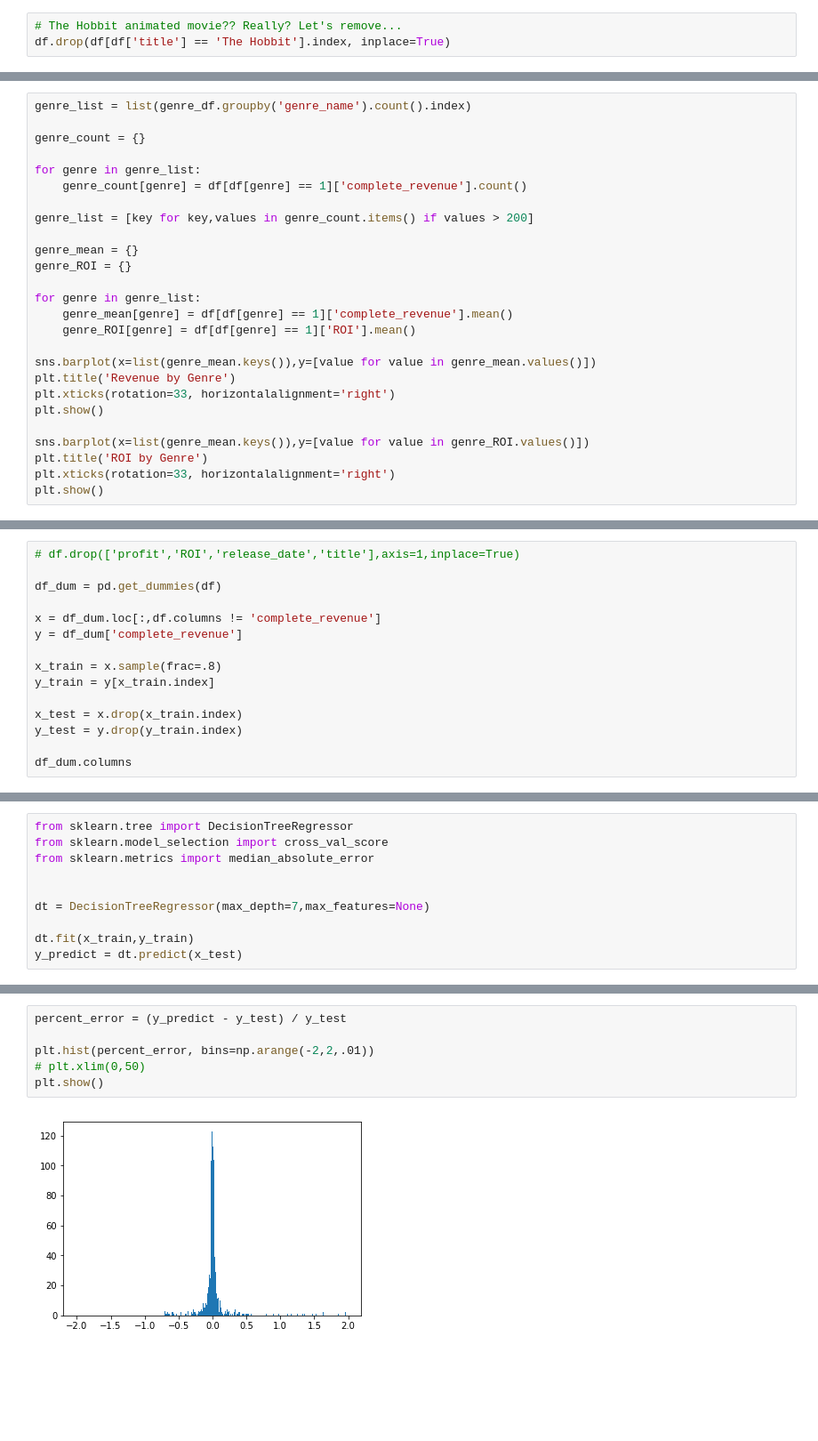
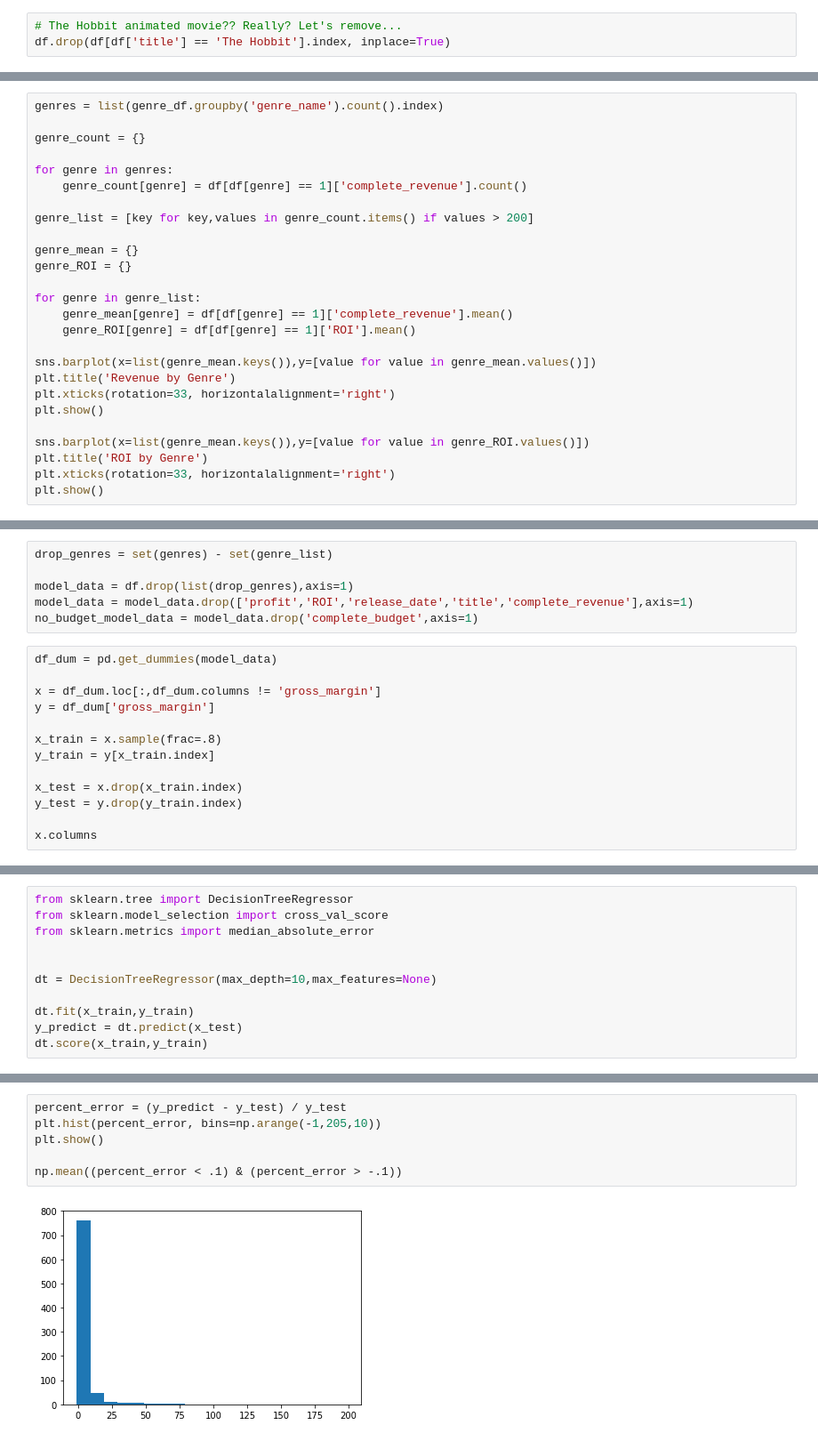
Before and after one commit to abew16/Data-Science-Bootcamp, a Jupyter notebook: Unit 3/Capstone/Predicting Movie Revenue.ipynb, the cells around one changed output, grey strips where cells are left out. Shown: that part at 89% size. Drawn from its saved outputs; the diff is of its cells as text; blank space fills up the shorter version.

Commit message:
Trying different models

```diff
--- a/Unit 3/Capstone/Predicting Movie Revenue.ipynb
+++ b/Unit 3/Capstone/Predicting Movie Revenue.ipynb
@@ -334,9 +340,9 @@ KruskalResult(statistic=8.8397991286523698, pvalue=0.0029473158272534544)
 # %%
-genre_list = list(genre_df.groupby('genre_name').count().index)
+genres = list(genre_df.groupby('genre_name').count().index)
 
 genre_count = {}
 
-for genre in genre_list:
+for genre in genres:
     genre_count[genre] = df[df[genre] == 1]['complete_revenue'].count()
 
 genre_list = [key for key,values in genre_count.items() if values > 200]
@@ -403,10 +409,14 @@ df.corr()[['complete_revenue','complete_budget','ROI']]
+# %%
+drop_genres = set(genres) - set(genre_list)
+
+model_data = df.drop(list(drop_genres),axis=1)
+model_data = model_data.drop(['profit','ROI','release_date','title','complete_revenue'],axis=1)
+no_budget_model_data = model_data.drop('complete_budget',axis=1)
 # %%
-# df.drop(['profit','ROI','release_date','title'],axis=1,inplace=True)
+df_dum = pd.get_dummies(model_data)
 
-df_dum = pd.get_dummies(df)
-
-x = df_dum.loc[:,df.columns != 'complete_revenue']
-y = df_dum['complete_revenue']
+x = df_dum.loc[:,df_dum.columns != 'gross_margin']
+y = df_dum['gross_margin']
 
 x_train = x.sample(frac=.8)
 y_train = y[x_train.index]
@@ -414,5 +424,5 @@ y_train = y[x_train.index]
 x_test = x.drop(x_train.index)
 y_test = y.drop(y_train.index)
 
-df_dum.columns
+x.columns
 # %% [output]
@@ -430,8 +439,9 @@ from sklearn.model_selection import cross_val_score
 from sklearn.metrics import median_absolute_error
 
 
-dt = DecisionTreeRegressor(max_depth=7,max_features=None)
+dt = DecisionTreeRegressor(max_depth=10,max_features=None)
 
 dt.fit(x_train,y_train)
 y_predict = dt.predict(x_test)
+dt.score(x_train,y_train)
 # %% [output]
@@ -455,8 +449,8 @@ Name: complete_revenue, Length: 1031, dtype: float64
 # %%
 percent_error = (y_predict - y_test) / y_test
+plt.hist(percent_error, bins=np.arange(-1,205,10))
+plt.show()
 
-plt.hist(percent_error, bins=np.arange(-2,2,.01))
-# plt.xlim(0,50)
-plt.show()
+np.mean((percent_error < .1) & (percent_error > -.1))
 # %% [output]
-[figure, old version]
+[figure, new version]
```
Also changed, not shown: parts of 27 cells of this notebook.
